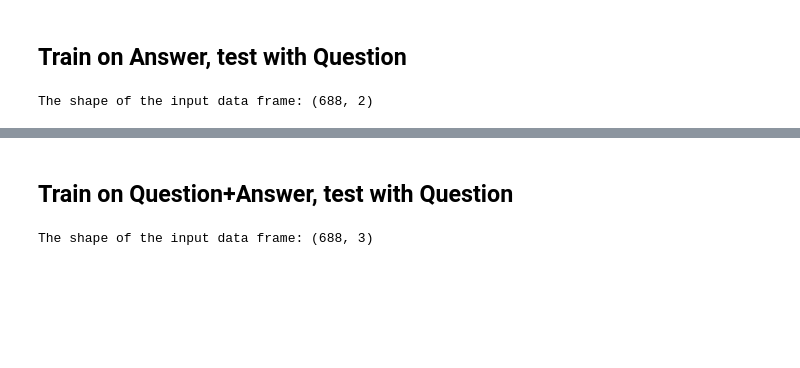
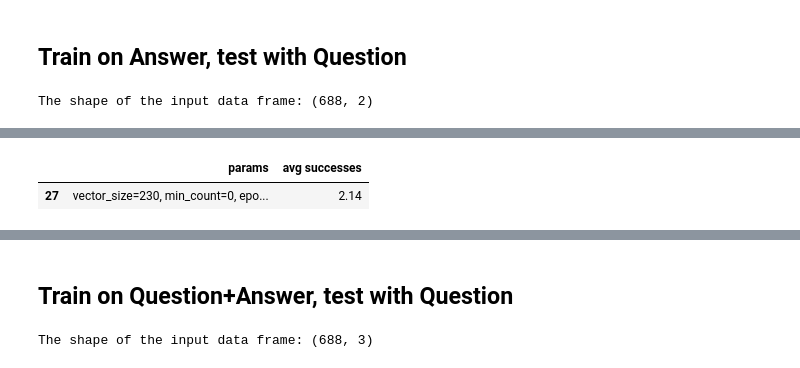
Before and after one commit to willtscott/inquire-boulder-chatbot, a Jupyter notebook: notebooks/faq-chatbot-sandbox.ipynb, the cells around one changed output, grey strips where cells are left out. Cells and saved outputs as stored; diff of their text form; code cells hidden in the pictures; blank space fills up the shorter version.

```diff
--- a/notebooks/faq-chatbot-sandbox.ipynb
+++ b/notebooks/faq-chatbot-sandbox.ipynb
@@ -310 +389,6 @@ sentences = TaggedDocumentIterator(data, docLabels)
+# %%
+res[res['avg successes'] == max(res['avg successes'])]
+# %% [output]
+|  | params | avg successes |
+| 27 | vector_size=230, min_count=0, epo... | 2.14 |
 # %%
```
Also changed, not shown: parts of 17 cells of this notebook, 1 other file.
